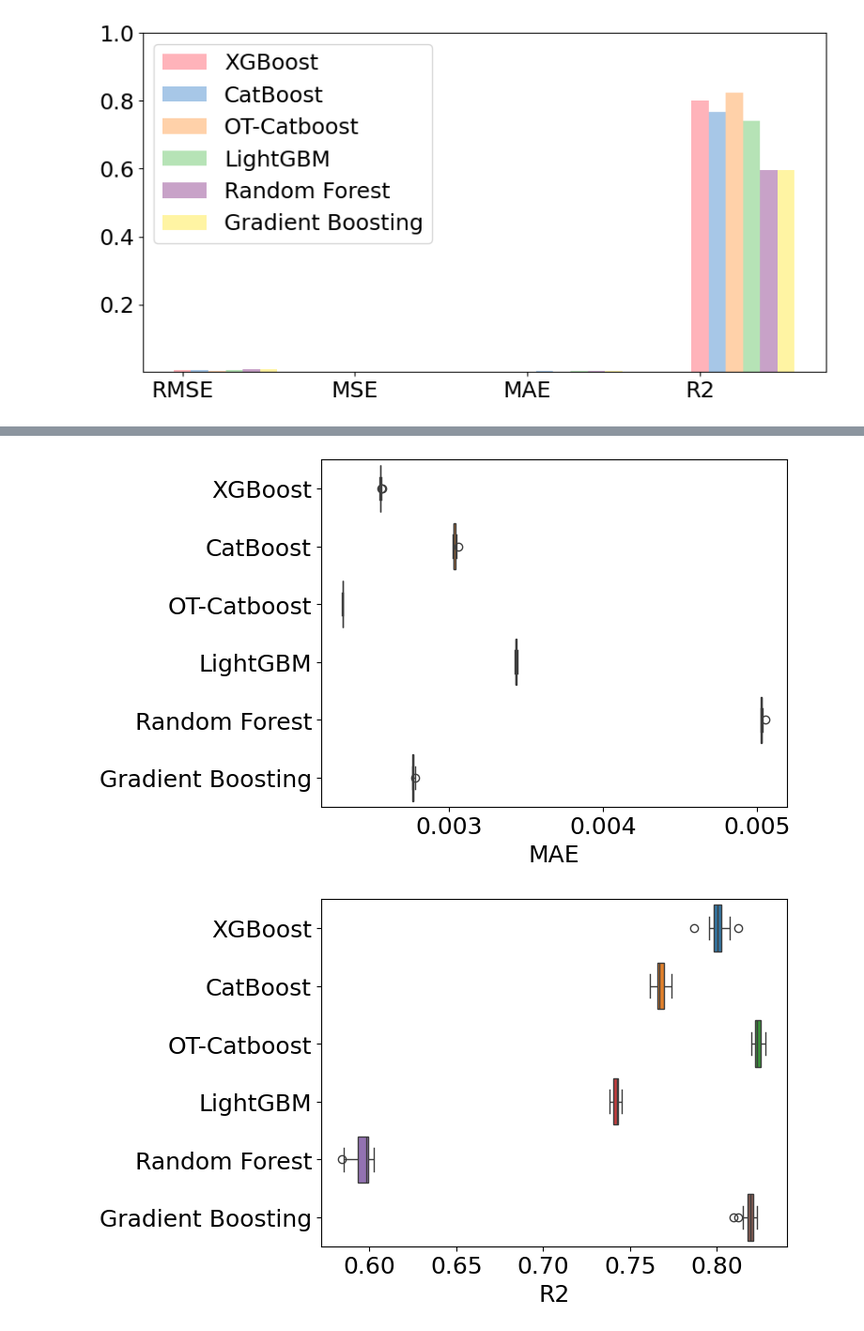
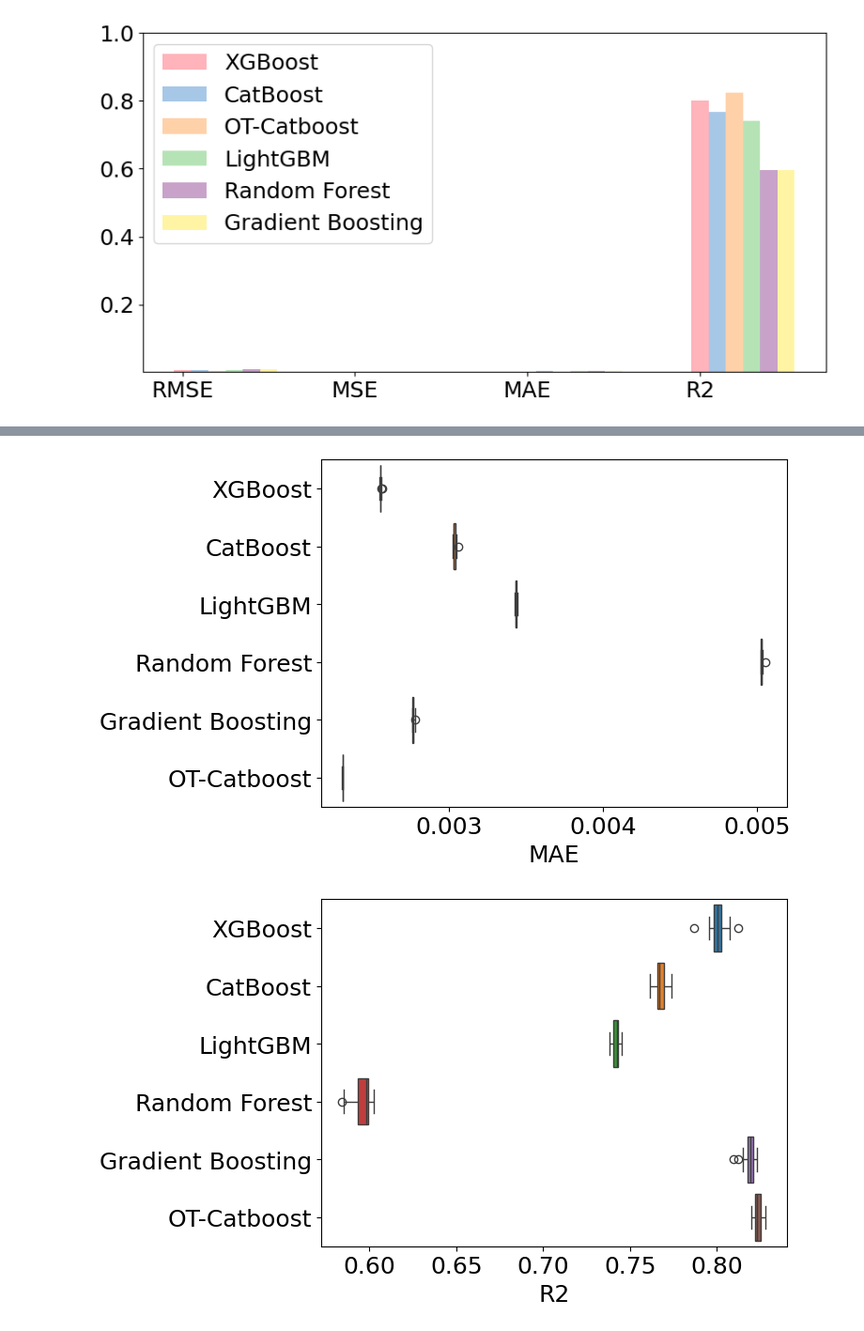
Before and after one commit to TrantuVN/MA, a Jupyter notebook: diagram.ipynb, the cells around one changed output, grey strips where cells are left out. Shown at 94% size. Drawn from its saved outputs; the diff is of its cells as text; code cells hidden in the pictures.

```diff
--- a/diagram.ipynb
+++ b/diagram.ipynb
@@ -236,32 +235,32 @@ plt.show()
 # %%
 #mae
-df = pd.DataFrame(columns=['XGBoost','CatBoost','OT-Catboost','LightGBM','Random Forest','Gradient Boosting'])
+df = pd.DataFrame(columns=['XGBoost','CatBoost','LightGBM','Random Forest','Gradient Boosting','OT-Catboost'])
 i = 2
 df["XGBoost"] = xgbo[:, i]
 df["CatBoost"] = cat[:, i]
-df['OT-Catboost'] = procat[:, i]
 df["LightGBM"] = lgbm[:, i]
 df["Random Forest"]      = random[:, i]
 df["Gradient Boosting"]  = gra[:, i]
+df['OT-Catboost'] = procat[:, i]
 ax = sns.boxplot(data=df,orient='h')#, x=x, y=y, hue=hue
 ax.set(xlabel="MAE")
 
 plt.show()
 # %% [output]
-[figure, old version]
+[figure, new version]
 # %%
-#mae
-df = pd.DataFrame(columns=['XGBoost','CatBoost','OT-Catboost','LightGBM','Random Forest','Gradient Boosting'])
+#r2
+df = pd.DataFrame(columns=['XGBoost','CatBoost','LightGBM','Random Forest','Gradient Boosting','OT-Catboost'])
 i = 3
 df["XGBoost"] = xgbo[:, i]
 df["CatBoost"] = cat[:, i]
-df['OT-Catboost'] = procat[:, i]
 df["LightGBM"] = lgbm[:, i]
 df["Random Forest"]      = random[:, i]
 df["Gradient Boosting"]  = gra[:, i]
+df['OT-Catboost'] = procat[:, i]
 ax = sns.boxplot(data=df,orient='h')#, x=x, y=y, hue=hue
 ax.set(xlabel="R2")
 
 plt.show()
 # %% [output]
-[figure, old version]
+[figure, new version]
```
Also changed, not shown: parts of 2 cells of this notebook.
